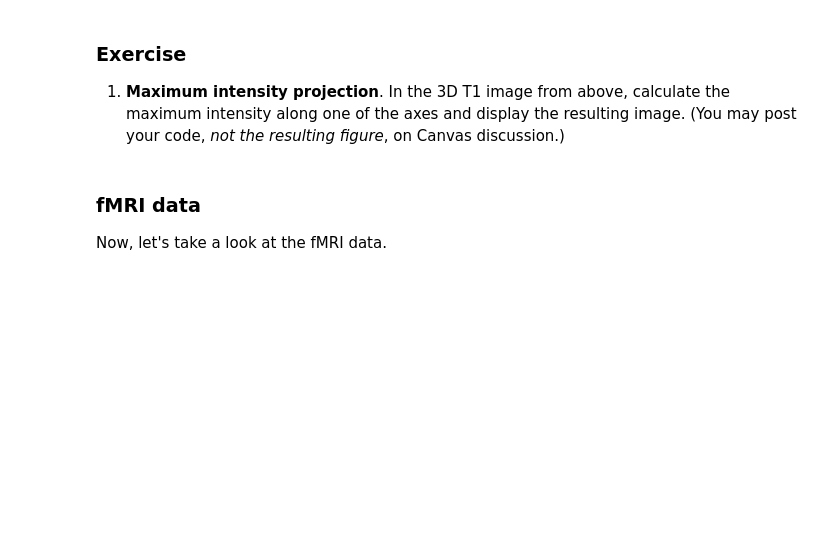
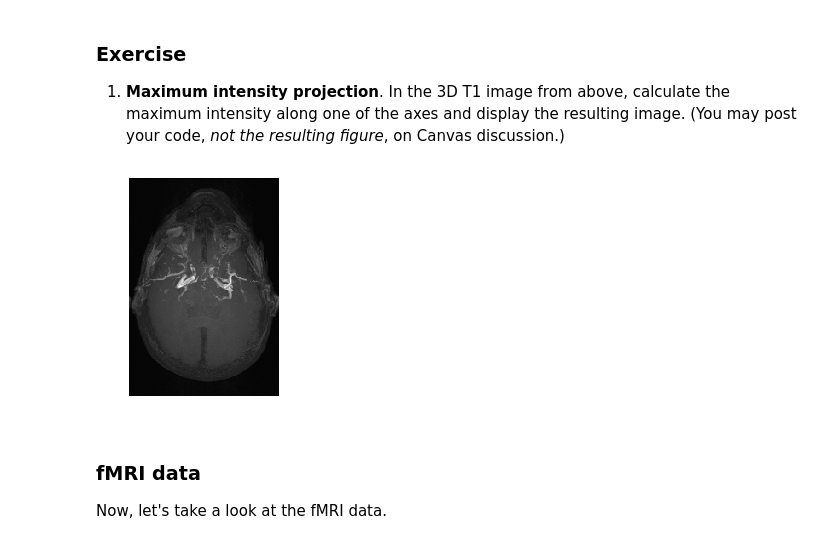
Before and after one commit to sathayas/JupyterfMRIFall2018, a Jupyter notebook: NumPy.ipynb, the cells around one changed output. Saved outputs shown, nothing was run; the diff lists cells and outputs as text; code cells hidden in the pictures; blank space fills up the shorter version.

```diff
--- a/NumPy.ipynb
+++ b/NumPy.ipynb
@@ -466,6 +476,11 @@ Here, the parameter **`axis=0`** indicates that the average should be calculated
 # %% [markdown]
 ### Exercise
 1. **Maximum intensity projection**. In the 3D T1 image from above, calculate the maximum intensity along one of the axes and display the resulting image. (You may post your code, *not the resulting figure*, on Canvas discussion.)
+# %%
+X_maxY = np.max(X_sMRI, axis=2)
+show_plane(X_maxY)
+# %% [output]
+[figure, added]
 # %% [markdown]
 ### fMRI data
 
```
Also changed, not shown: parts of 28 cells of this notebook.
